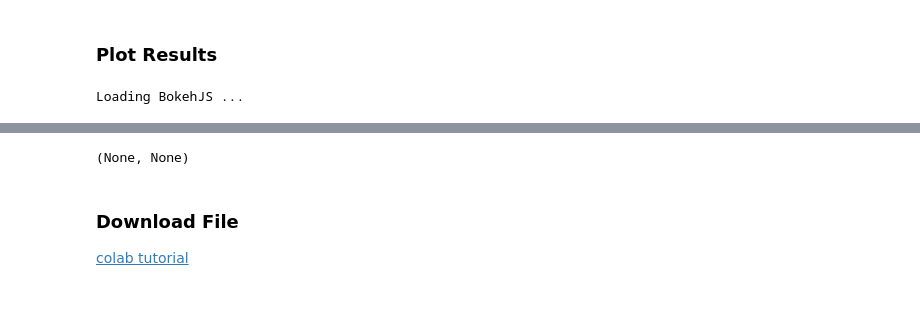
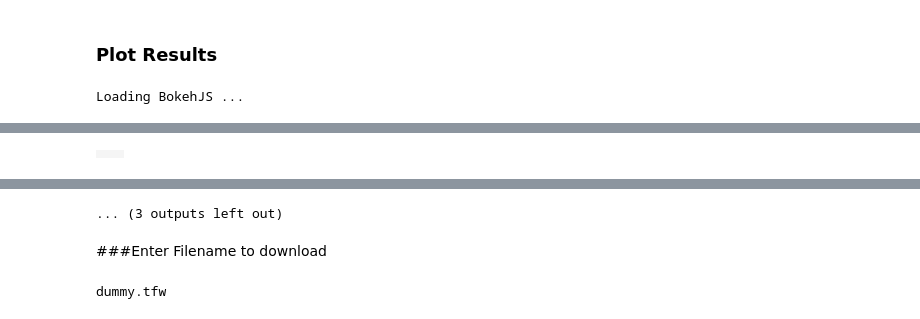
Before and after one commit to grkidwell/tfw_editor_bokeh, a Jupyter notebook: tfwreadwrite_bokeh.ipynb, the cells around one changed output, grey strips where cells are left out. Drawn from its saved outputs; the diff is of its cells as text; code cells hidden in the pictures.

Commit message:
added input prompt for filename

```diff
--- a/tfwreadwrite_bokeh.ipynb
+++ b/tfwreadwrite_bokeh.ipynb
@@ -145,15 +179,29 @@ data[2040:2060]=16382
 # %% [markdown]
 ### Plot Results
 # %%
+#@title
 data_table=DataTable(source=source,columns=columns,width=300, height=280, editable=True, selectable=True, sortable=True)
 fig=figure(plot_height=400, plot_width=400)
 fig.line(x='timeindex',y='amplitude', source=source,color='blue')
+button = Button(label="Download datafile", button_type="success")
+text_input = TextInput(placeholder="filename")#, title="Filename:")
 
+def printfilename(attrname, old, new):
+    print('duh')
+
+#text_input.on_change('value', printfilename)
+
+#show(widgetbox(text_input))
 output_notebook()
-show(data_table), show(fig)
+grid=widgets.Grid(1,2)
+with grid.output_to(0,0):
+    show(data_table)
+with grid.output_to(0,1):
+    show(fig)
 # %% [output]
 Loading BokehJS ...
 [interactive output not drawn]
+|  |  |
 [interactive output not drawn]
 [interactive output not drawn]
 [interactive output not drawn]
@@ -161,8 +214,10 @@ Loading BokehJS ...
-(None, None)
+... (3 outputs left out)
-# %% [markdown]
-### Download File
-[colab tutorial](https://colab.research.google.com/notebooks/io.ipynb#scrollTo=p2E4EKhCWEC5)
+# %% [markdown]
+###Enter Filename to download
 # %%
-filename = '2xtri_high_low_high.TFW'
-tfw.write_tfw(filename, data)
-#files.download(filename)
+#@title
+file_name=input()
+tfw.write_tfw(file_name, data)
+files.download(file_name)
+# %% [output]
+dummy.tfw
```
Also changed, not shown: parts of 5 cells of this notebook.
